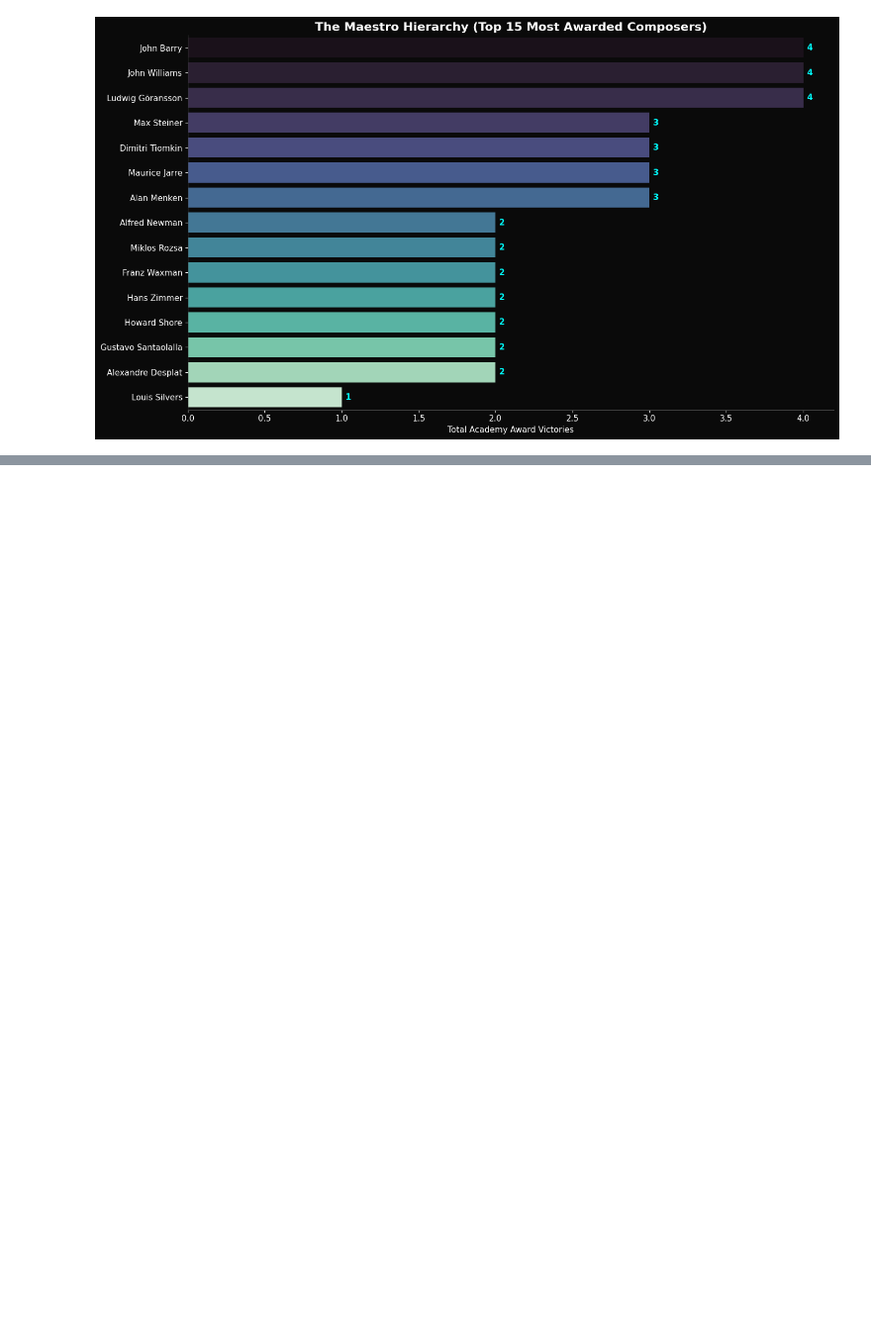
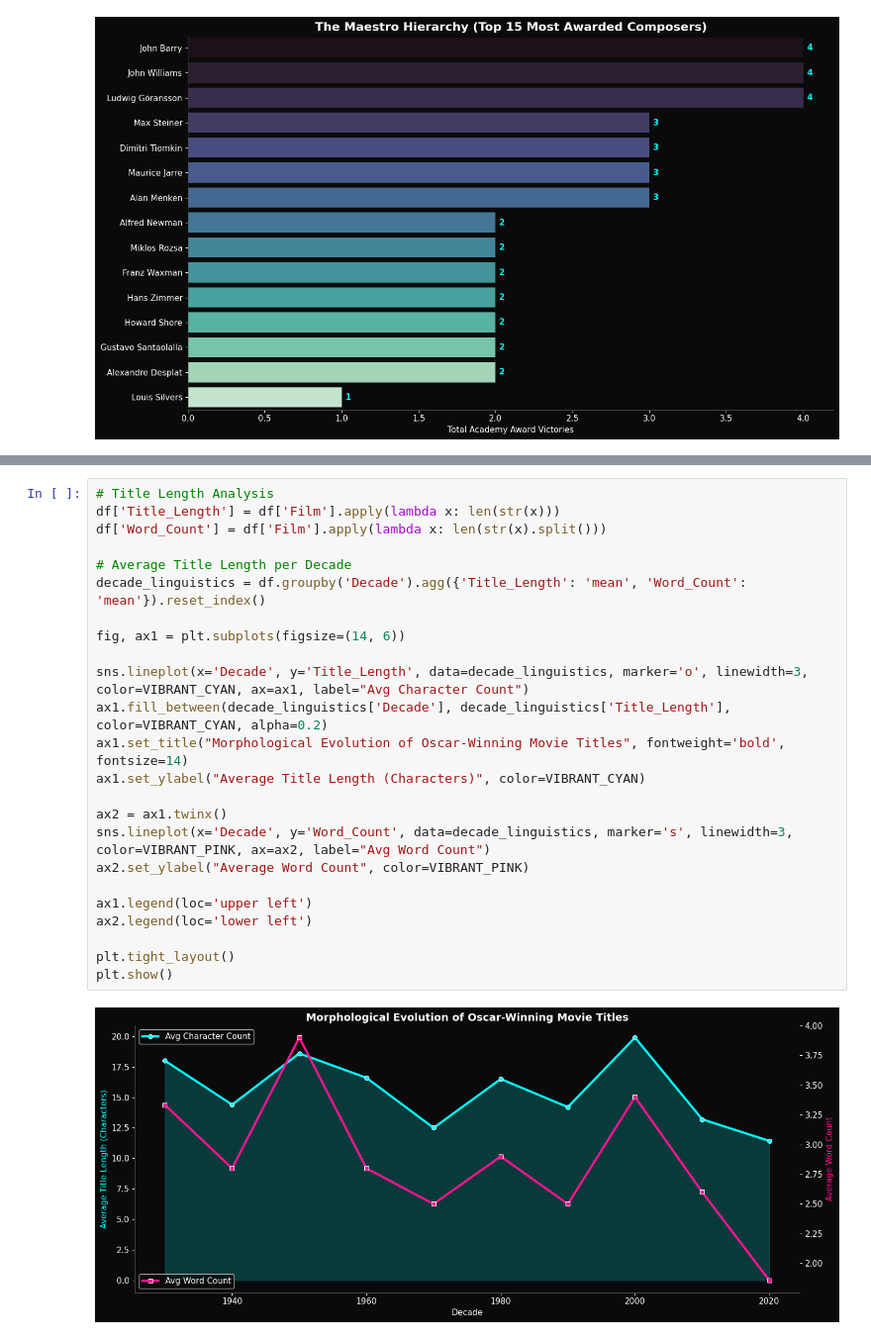
Before and after one commit to SmtTheSE/Kaggle_Analysis_SittMinThar, a Jupyter notebook: oscar_sount_track1934_2026/oscar_soundtrack_strategic_eda.ipynb, the cells around one changed output, grey strips where cells are left out. Shown at 99% size. Drawn from its saved outputs; the diff is of its cells as text; blank space fills up the shorter version.

```diff
--- a/oscar_sount_track1934_2026/oscar_soundtrack_strategic_eda.ipynb
+++ b/oscar_sount_track1934_2026/oscar_soundtrack_strategic_eda.ipynb
@@ -168,0 +199,26 @@ plt.show()
+# %%
+# Title Length Analysis
+df['Title_Length'] = df['Film'].apply(lambda x: len(str(x)))
+df['Word_Count'] = df['Film'].apply(lambda x: len(str(x).split()))
+
+# Average Title Length per Decade
+decade_linguistics = df.groupby('Decade').agg({'Title_Length': 'mean', 'Word_Count': 'mean'}).reset_index()
+
+fig, ax1 = plt.subplots(figsize=(14, 6))
+
+sns.lineplot(x='Decade', y='Title_Length', data=decade_linguistics, marker='o', linewidth=3, color=VIBRANT_CYAN, ax=ax1, label="Avg Character Count")
+ax1.fill_between(decade_linguistics['Decade'], decade_linguistics['Title_Length'], color=VIBRANT_CYAN, alpha=0.2)
+ax1.set_title("Morphological Evolution of Oscar-Winning Movie Titles", fontweight='bold', fontsize=14)
+ax1.set_ylabel("Average Title Length (Characters)", color=VIBRANT_CYAN)
+
+ax2 = ax1.twinx()
+sns.lineplot(x='Decade', y='Word_Count', data=decade_linguistics, marker='s', linewidth=3, color=VIBRANT_PINK, ax=ax2, label="Avg Word Count")
+ax2.set_ylabel("Average Word Count", color=VIBRANT_PINK)
+
+ax1.legend(loc='upper left')
+ax2.legend(loc='lower left')
+
+plt.tight_layout()
+plt.show()
+# %% [output]
+[figure, added]
```
Also changed, not shown: parts of 11 cells of this notebook, 1 other file.
